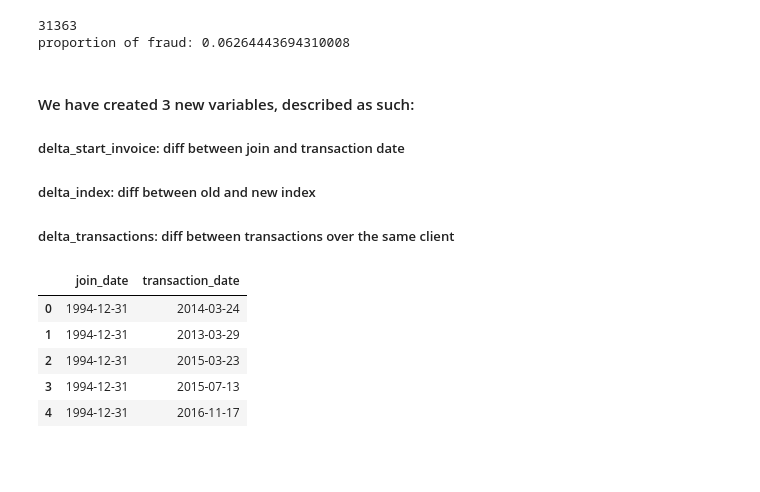
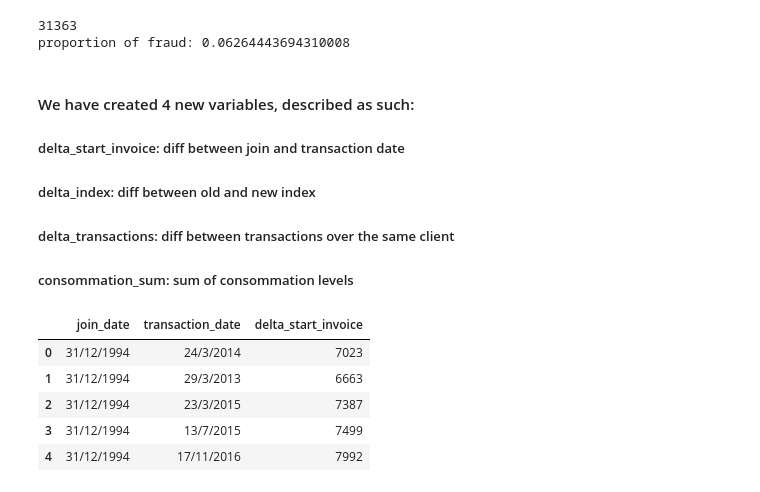
Before and after one commit to turrrray/gay, a Jupyter notebook: Fraud.ipynb, the cells around one changed output. Saved outputs shown, nothing was run; the diff lists cells and outputs as text; code cells hidden in the pictures; blank space fills up the shorter version.

```diff
--- a/Fraud.ipynb
+++ b/Fraud.ipynb
@@ -74,22 +76,28 @@ print(f"proportion of fraud: {number_of_fraud/len(combined_df)}")
 31363
 proportion of fraud: 0.06264443694310008
 # %% [markdown]
-#### We have created 3 new variables, described as such:
+#### We have created 4 new variables, described as such:
 ##### delta_start_invoice: diff between join and transaction date
 ##### delta_index: diff between old and new index
 ##### delta_transactions: diff between transactions over the same client
+##### consommation_sum: sum of consommation levels
 # %%
 dates = {'join_date': combined_df['date_x'], 'transaction_date': combined_df['date_y']}
 dates_df = pd.DataFrame(dates)
-dates_df['join_date'] = pd.to_datetime(dates_df['join_date'], format='%d/%m/%Y')
-dates_df['transaction_date'] = pd.to_datetime(dates_df['transaction_date'], format='%d/%m/%Y')
-# dates_df['delta_start_invoice'] = combined_df['date_y'].apply(lambda x: (x - combined_df['date_x']).dt.days)
 
+# Assuming 'date_x' and 'date_y' are in 'combined_df'
+combined_df['date_x'] = pd.to_datetime(combined_df['date_x'], format='%d/%m/%Y')
+combined_df['date_y'] = pd.to_datetime(combined_df['date_y'], format='%d/%m/%Y')
+
+# Calculate the difference in days between 'date_y' and 'date_x'
+dates_df['delta_start_invoice'] = (combined_df['date_y'] - combined_df['date_x']).dt.days
+
+# Display the first few rows of the DataFrame
 dates_df.head()
 # %% [output]
-|  | join_date | transaction_date |
-| 0 | 1994-12-31 | 2014-03-24 |
-| 1 | 1994-12-31 | 2013-03-29 |
-| 2 | 1994-12-31 | 2015-03-23 |
-| 3 | 1994-12-31 | 2015-07-13 |
-| 4 | 1994-12-31 | 2016-11-17 |
+|  | join_date | transaction_date | delta_start_invoice |
+| 0 | 31/12/1994 | 24/3/2014 | 7023 |
+| 1 | 31/12/1994 | 29/3/2013 | 6663 |
+| 2 | 31/12/1994 | 23/3/2015 | 7387 |
+| 3 | 31/12/1994 | 13/7/2015 | 7499 |
+| 4 | 31/12/1994 | 17/11/2016 | 7992 |
```
Also changed, not shown: parts of 19 cells of this notebook.
